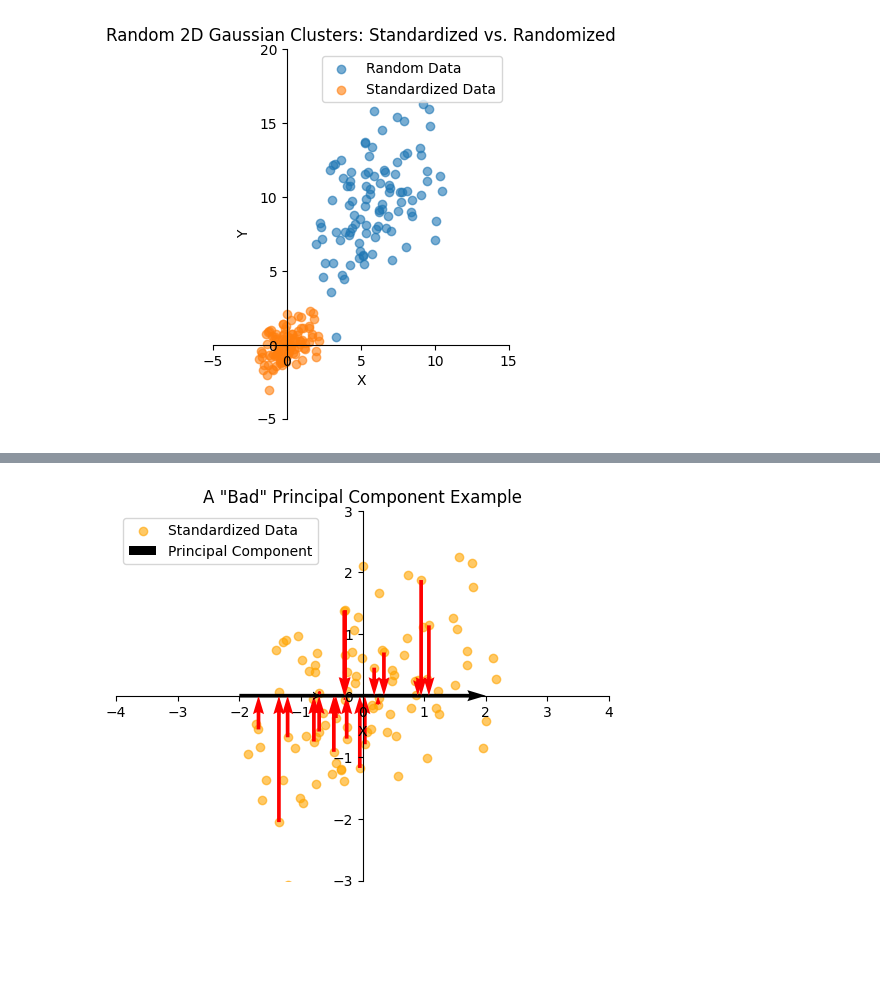
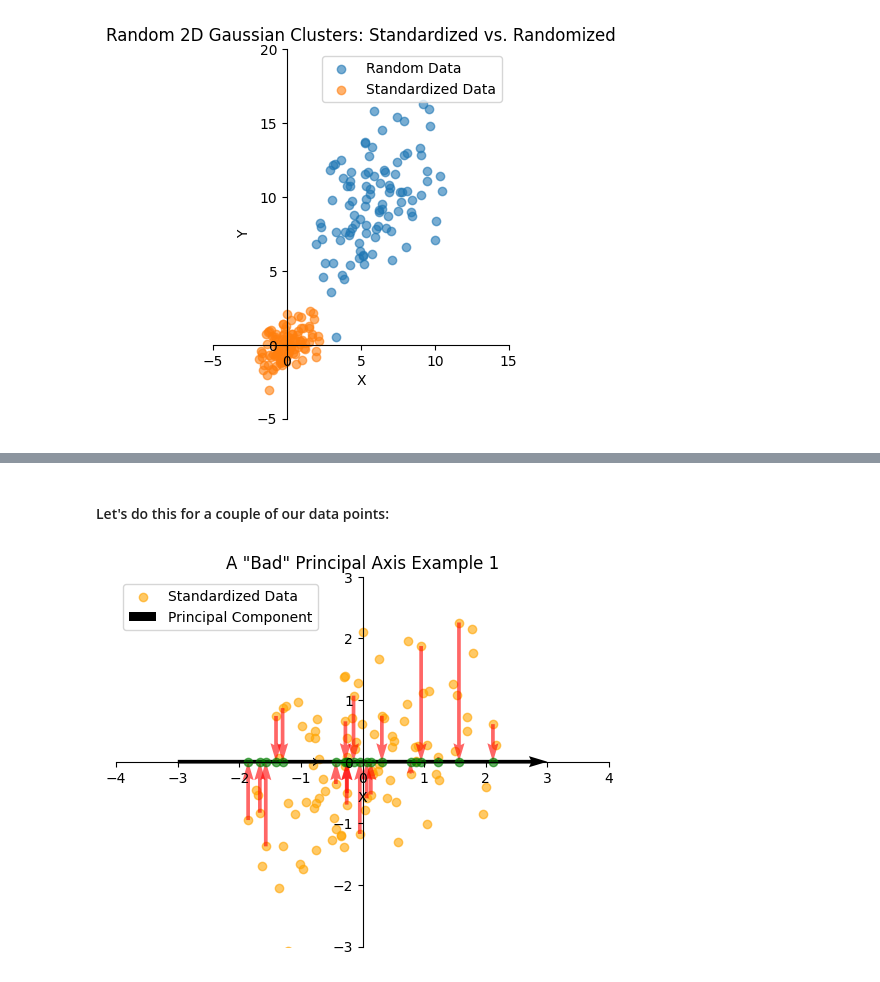
Before and after one commit to KaiiB/ml-under-the-hood, a Jupyter notebook: pca_visualization.ipynb, the cells around one changed output, grey strips where cells are left out. Saved outputs shown, nothing was run; the diff lists cells and outputs as text; code cells hidden in the pictures; blank space fills up the shorter version.

Commit message:
Huge updates to pca_visualization.ipynb

```diff
--- a/pca_visualization.ipynb
+++ b/pca_visualization.ipynb
@@ -85,12 +170,4 @@ plt.show()
 # %%
-# Parameters
-num_sets = 1          # number of Gaussian clusters
-num_points = 100      # number of points
-dim = 2               # 2D data
-np.random.seed(42)    # for reproducibility
-cov = [[5,4],         # covariance matrix
-       [4,12]]
-
 # Create the plot
 fig, ax = plt.subplots()
 ax.set_aspect('equal')
@@ -99,10 +176,6 @@ ax.spines['bottom'].set_position('zero')
 ax.spines['right'].set_color('none')
 ax.spines['top'].set_color('none')
 
-# Generate Gaussian-distributed data
-data = np.random.multivariate_normal([6,10], cov, size=num_points)
-data_std = (data - data.mean(axis=0)) / data.std(axis=0)
-
 plt.scatter(data_std[:, 0],
             data_std[:, 1],
             alpha=0.6,
@@ -110,9 +183,6 @@ plt.scatter(data_std[:, 0],
             color='orange'
             )
 
-ax.quiver(-1.5, -2, 6, 8, angles='xy', scale_units='xy', scale=2)
-ax.quiver(0, 0, data_std[10][0], data_std[10][1], angles='xy', scale_units='xy', scale=1)
-
 plt.title('Random 2D Gaussian Clusters: Standardized')
 plt.xlabel('X')
 plt.ylabel('Y')
@@ -255,12 +302,8 @@ plt.show()
+# %% [markdown]
+#### Let's do this for a couple of our data points:
 # %%
-# A "bad" principal component example
-# Parameters
-num_sets = 1          # number of Gaussian clusters
-num_points = 100      # number of points
-dim = 2               # 2D data
-np.random.seed(42)    # for reproducibility
-cov = [[5,4],         # covariance matrix
-       [4,12]]
+# A "bad" principal component example 1
+np.random.seed(42) # for reproducibility
 
 # Create the plot
 fig, ax = plt.subplots()
@@ -272,43 +315,45 @@ ax.spines['bottom'].set_position('zero')
 ax.spines['right'].set_color('none')
 ax.spines['top'].set_color('none')
 
-# Generate Gaussian-distributed data
-data = np.random.multivariate_normal([6,10], cov, size=num_points)
-data_std = (data - data.mean(axis=0)) / data.std(axis=0)
-
 plt.scatter(data_std[:, 0],
             data_std[:, 1],
             alpha=0.6,
             label='Standardized Data',
             color='orange'
             )
 
 
-v_start = [-2, 0]
-v_end = [2, 0]
+v_start = [-3, 0]
+v_end = [3, 0]
 ax.quiver(v_start[0],
           v_start[1],
           v_end[0]-v_start[0],
           v_end[1]-v_start[1],
           angles='xy', scale_units='xy', scale=1, label='Principal Component') # vector u
 
 for i in np.random.choice(np.arange(data_std.shape[0]), 20, replace=False):
     # Calculate projections for 10 random points!
     u = np.array([v_end[0]-v_start[0], v_end[1]-v_start[1]]) # Our principal component
     v = data_std[i] # A data point
     u_dot_v = np.dot(u, v) # Dot product between data point and principal component
     u_norm = np.linalg.norm(u) # Norm of principal component vector
     projection = (u_dot_v / u_norm**2) * u
     ax.quiver(data_std[i][0],
               data_std[i][1],
               projection[0]-data_std[i][0],
               projection[1]-data_std[i][1],
-              angles='xy', scale_units='xy', scale=1, color='red') # residual vector
+              angles='xy', scale_units='xy', scale=1, alpha=0.6, color='red') # residual vector
 
-plt.title('A "Bad" Principal Component Example')
+    plt.scatter(projection[0],
+                projection[1],
+                alpha=0.6,
+                color='green'
+                )
+
+plt.title('A "Bad" Principal Axis Example 1')
 plt.xlabel('X')
 plt.ylabel('Y')
 plt.legend()
 plt.show()
 # %% [output]
-[figure, old version]
+[figure, new version]
```
Also changed, not shown: parts of 47 cells of this notebook.
